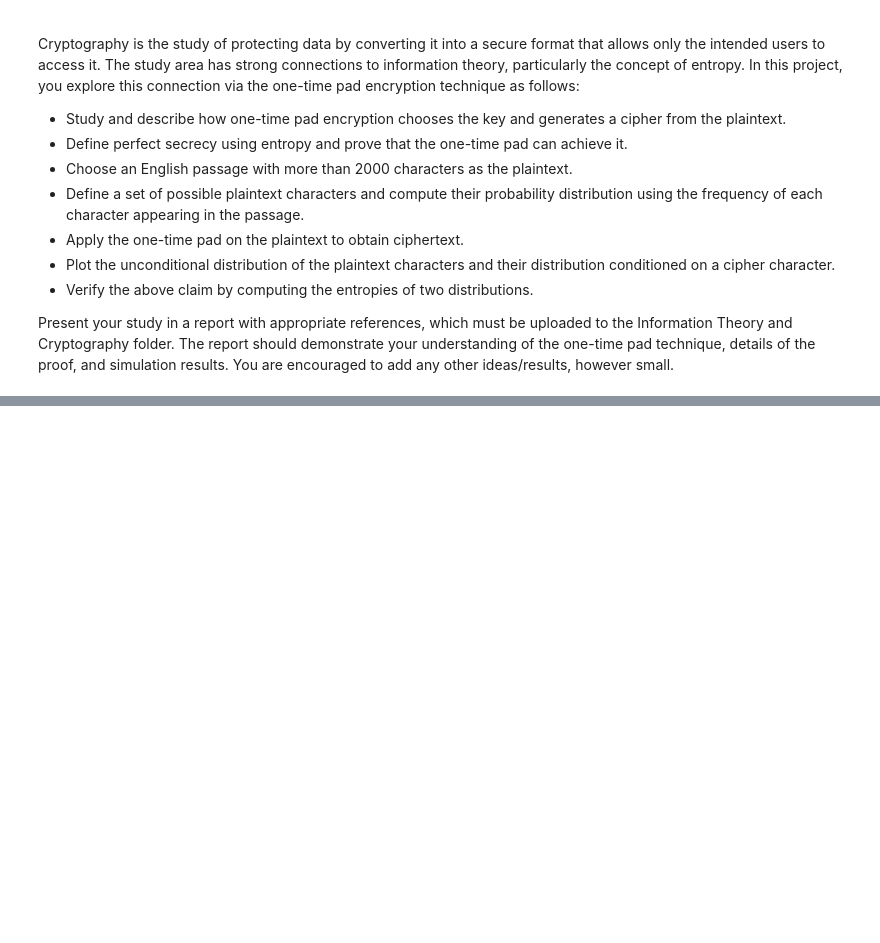
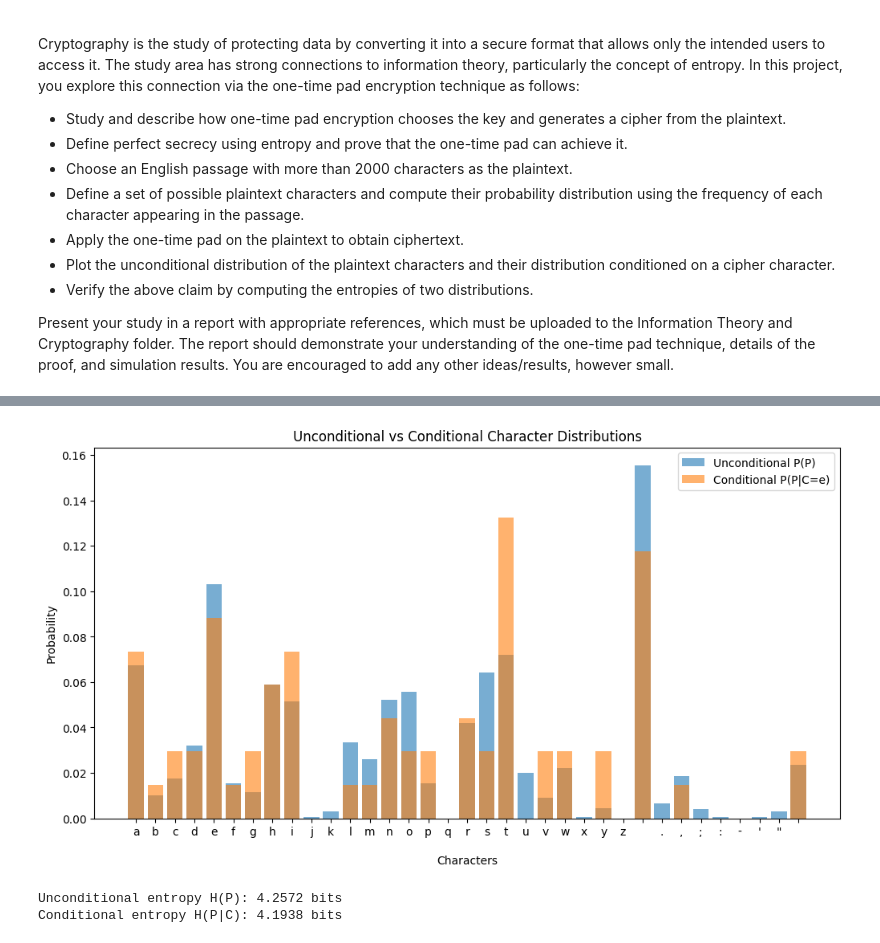
Before and after one commit to rubhavnayak/Cryptography_Miniproject, a Jupyter notebook: otp_crypto.ipynb, the cells around one changed output, grey strips where cells are left out. Cells and saved outputs as stored; diff of their text form; code cells hidden in the pictures; blank space fills up the shorter version.

```diff
--- a/otp_crypto.ipynb
+++ b/otp_crypto.ipynb
@@ -13,0 +95,29 @@ Present your study in a report with appropriate references, which must be upload
+# %%
+# 4. Encrypt Plaintext with One-Time Pad
+key = generate_random_key(len(plaintext))
+ciphertext = one_time_pad_encrypt(plaintext, key)
+
+# Save ciphertext for later analysis
+with open("ciphertext.txt", "w") as f:
+    f.write(ciphertext)
+# %%
+# 5. Analyze Conditional Distributions
+# Select one ciphertext character to analyze conditional probabilities
+selected_cipher_char = ciphertext[random.randint(0, len(ciphertext)-1)]
+print(f"Selected ciphertext character: '{selected_cipher_char}'")
+
+# Count occurrences of plaintext characters conditioned on selected ciphertext character
+conditional_counts = collections.Counter()
+total_conditioned = 0
+
+for p_char, c_char in zip(plaintext, ciphertext):
+    if c_char == selected_cipher_char and p_char in charset:
+        conditional_counts[p_char] += 1
+        total_conditioned += 1
+
+# Calculate conditional probabilities
+conditional_probs = [conditional_counts[char]/total_conditioned if total_conditioned > 0 else 0.0 for char in charset]
+
+print("\nConditional character distribution:")
+for char, prob in zip(charset, conditional_probs):
+    print(f"'{char}': {prob:.4f}")
@@ -13,0 +142,21 @@ Present your study in a report with appropriate references, which must be upload
+# %%
+# 6. Plot Distributions
+import matplotlib.pyplot as plt
+
+x = list(charset)
+plt.figure(figsize=(12,6))
+plt.bar(x, plaintext_probs, alpha=0.6, label='Unconditional P(P)')
+plt.bar(x, conditional_probs, alpha=0.6, label=f'Conditional P(P|C={selected_cipher_char})')
+plt.xlabel('Characters')
+plt.ylabel('Probability')
+plt.legend()
+plt.title('Unconditional vs Conditional Character Distributions')
+plt.show()
+# %% [output]
+[figure, added]
+# %%
+# 7. Calculate and Compare Entropies
+print_entropy(plaintext_probs, conditional_probs)
+# %% [output]
+Unconditional entropy H(P): 4.2572 bits
+Conditional entropy H(P|C): 4.1938 bits
```
Also changed, not shown: parts of 4 cells of this notebook.
